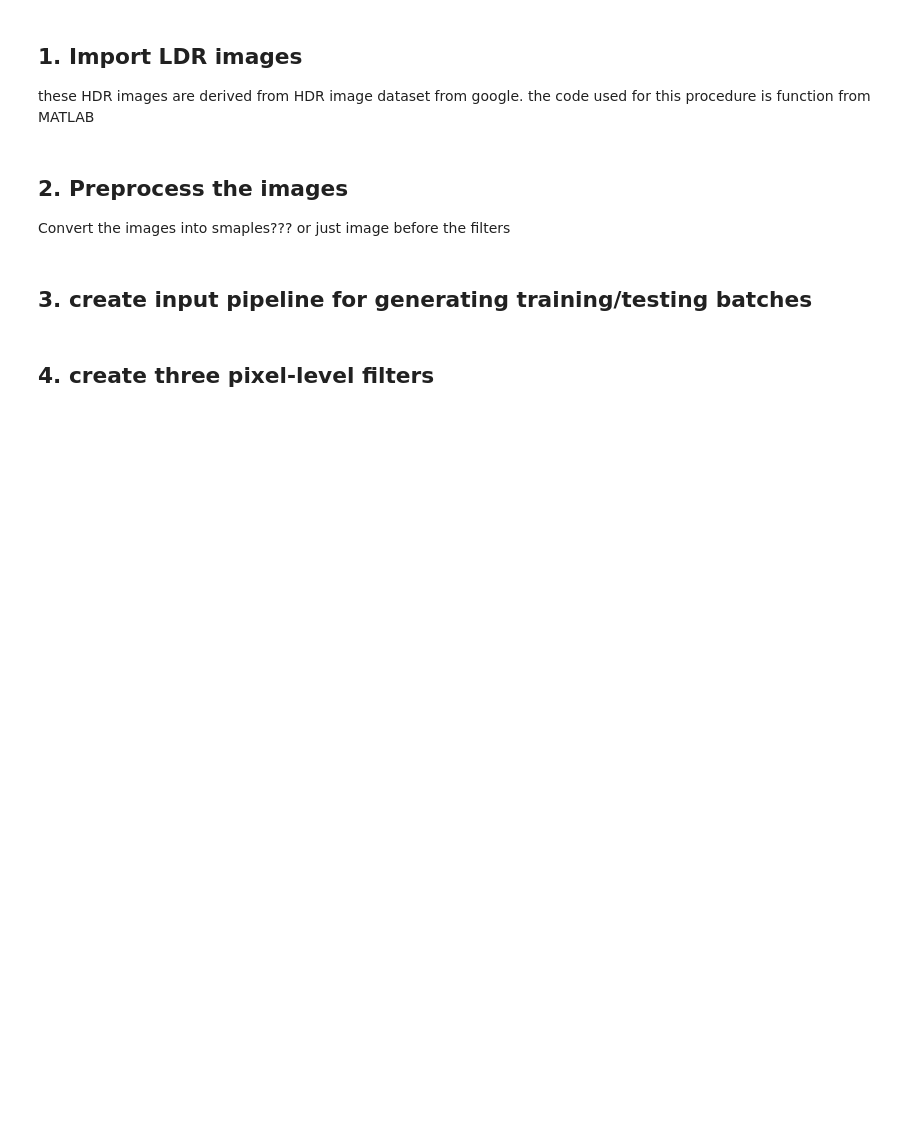
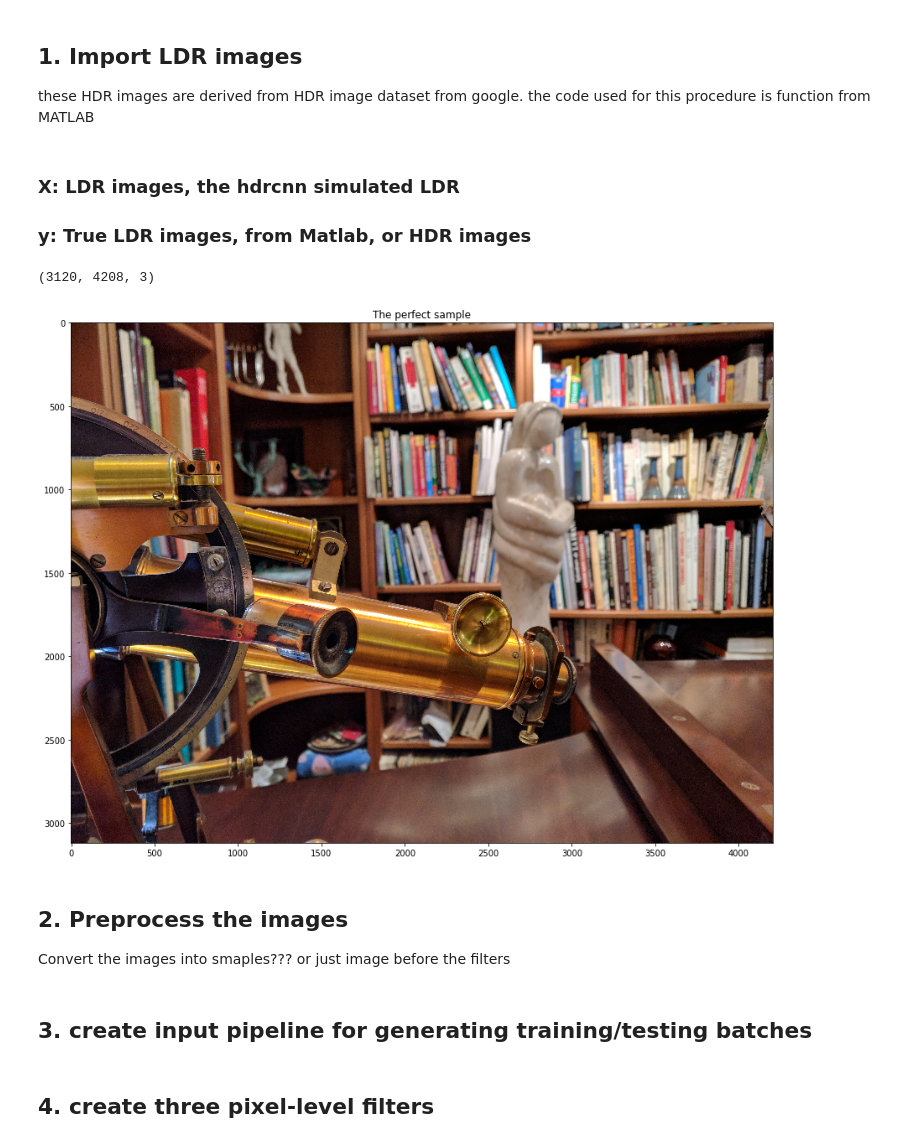
Before and after one commit to codejinc/BME590-HDR-imaging-reconstruction, a Jupyter notebook: Process.ipynb, the cells around one changed output. Saved outputs shown, nothing was run; the diff lists cells and outputs as text; code cells hidden in the pictures; blank space fills up the shorter version.

```diff
--- a/Process.ipynb
+++ b/Process.ipynb
@@ -13,6 +13,9 @@ eps = 1.0/255.0
 ## 1. Import LDR images
 these HDR images are derived from HDR image dataset from google.
 the code used for this procedure is function from MATLAB
+# %% [markdown]
+### X: LDR images,  the hdrcnn simulated LDR
+### y: True LDR images, from Matlab, or HDR images
 # %%
 def import_images():
     # read data from <data> folder
@@ -32,6 +38,21 @@ print(y_test.shape)
 
 X_train = X_train.astype(np.float32)
 X_test = X_test.astype(np.float32)
+# %%
+sx,sy,sz = sample.shape
+sx,sy,sz
+# %% [output]
+(3120, 4208, 3)
+# %%
+sample = plt.imread('./data/4KK2_20150823_152106_985.jpg')
+sample = sample/sample.max()
+# %%
+plt.figure(figsize= (15, 15))
+plt.imshow(np.abs(sample))
+plt.title('The perfect sample')
+plt.show()
+# %% [output]
+[figure, added]
 # %% [markdown]
 ## 2. Preprocess the images
 Convert the images into smaples??? or just image before the filters
```
Also changed, not shown: parts of 31 cells of this notebook.
